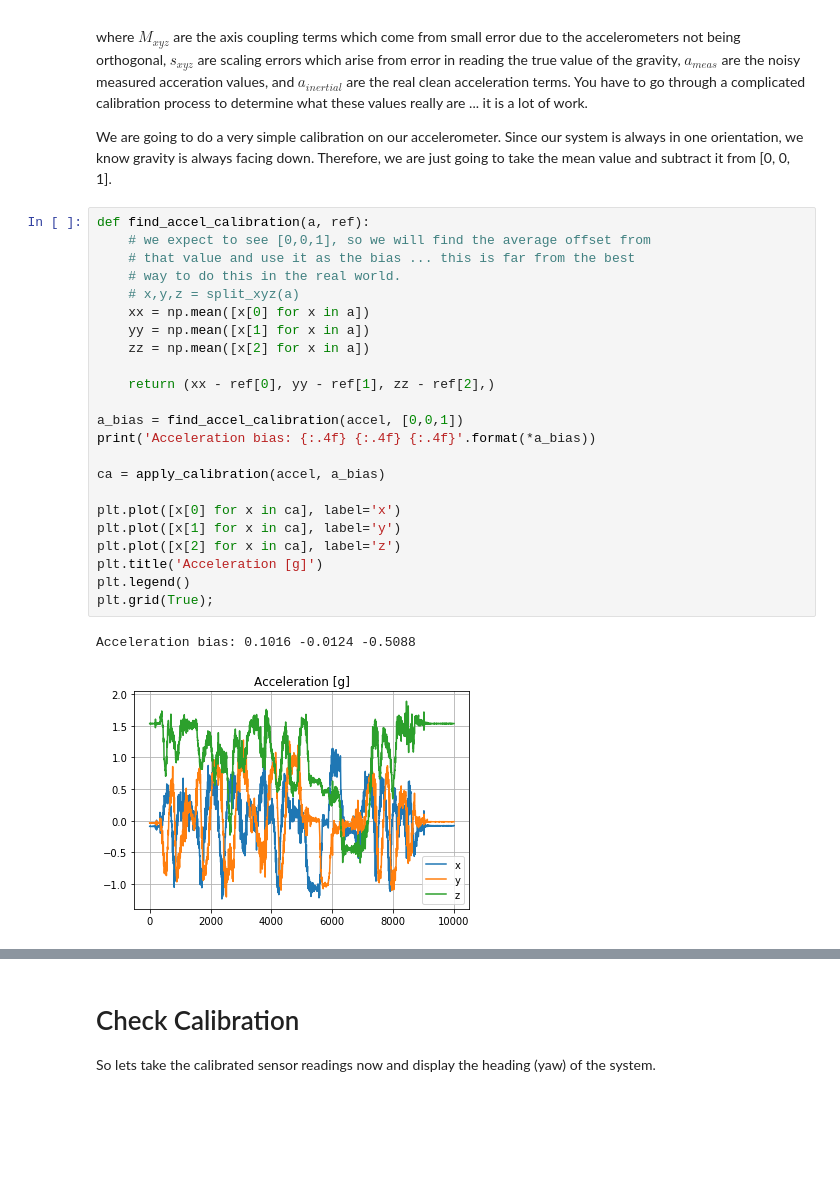
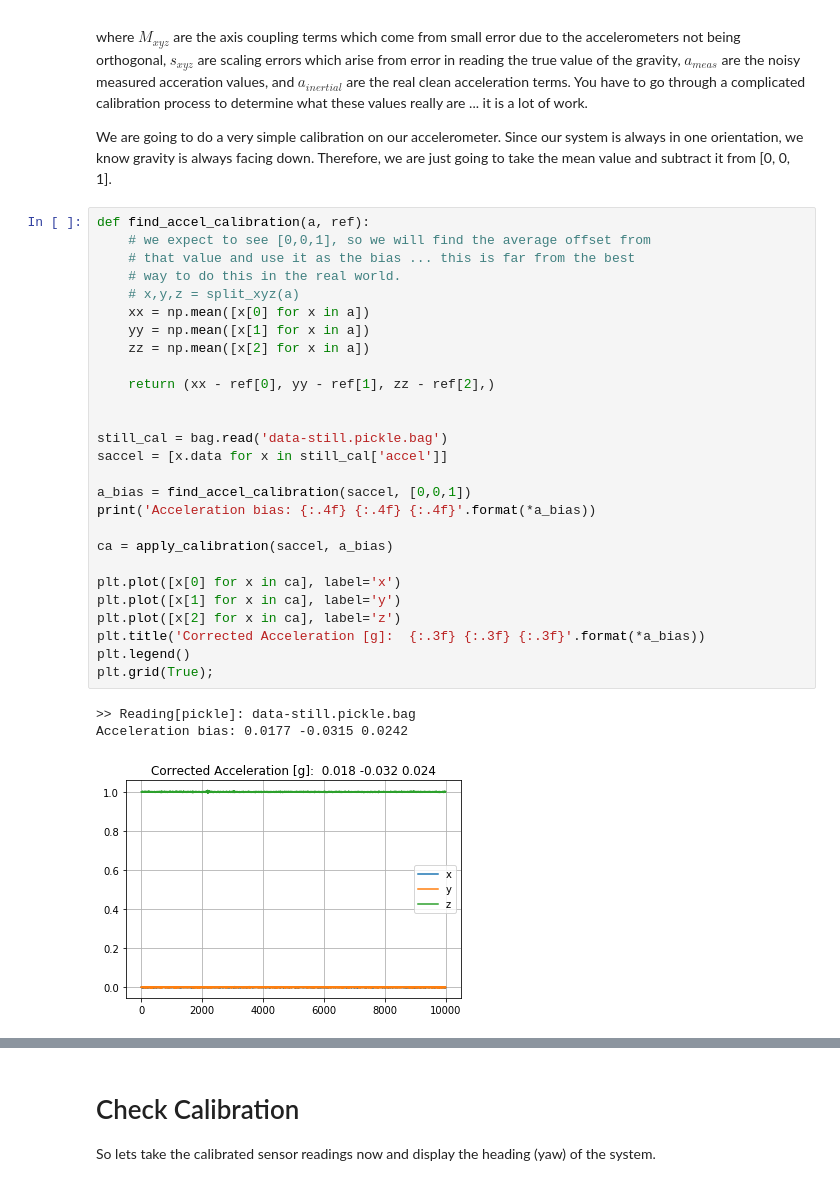
Before and after one commit to the-guild-of-calamitous-intent/ins_nav, a Jupyter notebook: calibration/calibration.ipynb, the cells around one changed output, grey strips where cells are left out. Saved outputs shown, nothing was run; the diff lists cells and outputs as text; blank space fills up the shorter version.

```diff
--- a/calibration/calibration.ipynb
+++ b/calibration/calibration.ipynb
@@ -342,29 +273,34 @@ We are going to do a very simple calibration on our accelerometer. Since our sys
 # %%
 def find_accel_calibration(a, ref):
     # we expect to see [0,0,1], so we will find the average offset from
     # that value and use it as the bias ... this is far from the best
     # way to do this in the real world.
     # x,y,z = split_xyz(a)
     xx = np.mean([x[0] for x in a])
     yy = np.mean([x[1] for x in a])
     zz = np.mean([x[2] for x in a])
 
     return (xx - ref[0], yy - ref[1], zz - ref[2],)
 
-a_bias = find_accel_calibration(accel, [0,0,1])
+
+still_cal = bag.read('data-still.pickle.bag')
+saccel = [x.data for x in still_cal['accel']]
+
+a_bias = find_accel_calibration(saccel, [0,0,1])
 print('Acceleration bias: {:.4f} {:.4f} {:.4f}'.format(*a_bias))
 
-ca = apply_calibration(accel, a_bias)
+ca = apply_calibration(saccel, a_bias)
 
 plt.plot([x[0] for x in ca], label='x')
 plt.plot([x[1] for x in ca], label='y')
 plt.plot([x[2] for x in ca], label='z')
-plt.title('Acceleration [g]')
+plt.title('Corrected Acceleration [g]:  {:.3f} {:.3f} {:.3f}'.format(*a_bias))
 plt.legend()
 plt.grid(True);
 # %% [output]
-Acceleration bias: 0.1016 -0.0124 -0.5088
+>> Reading[pickle]: data-still.pickle.bag
+Acceleration bias: 0.0177 -0.0315 0.0242
-[figure, old version]
+[figure, new version]
 # %%
 np.mean([x[2] for x in ca])
 # %% [output]
```
Also changed, not shown: parts of 34 cells of this notebook, 1 other file.
